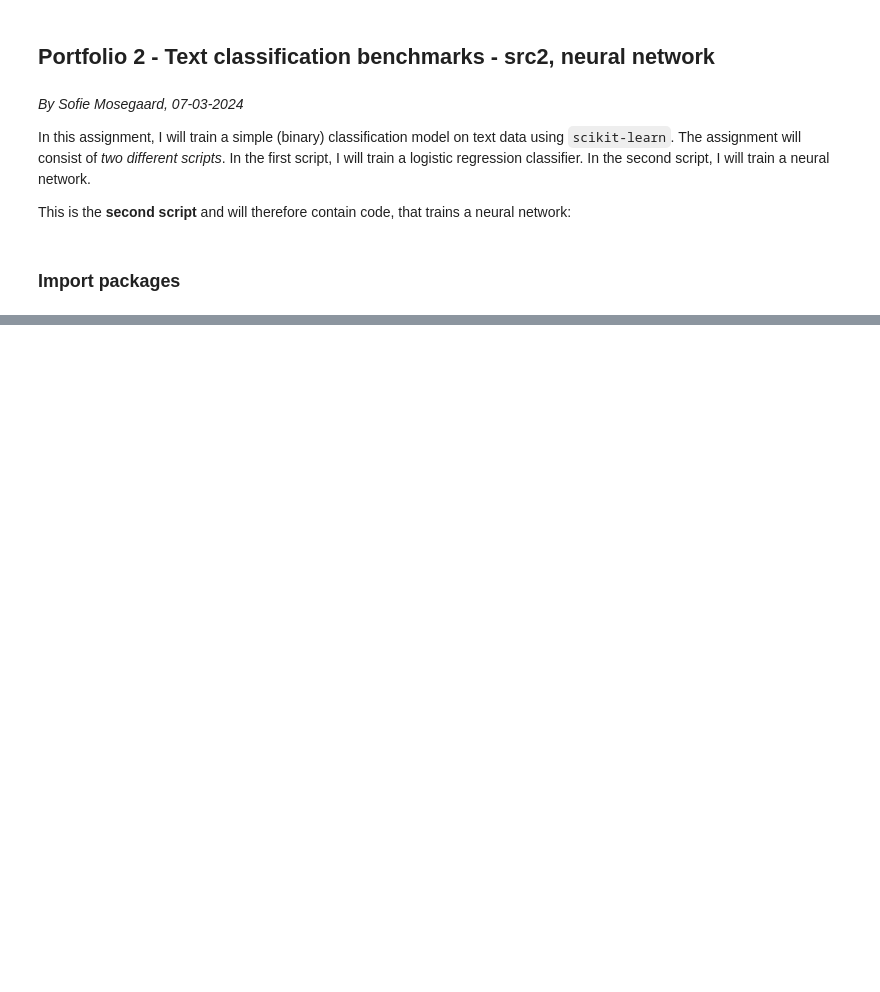
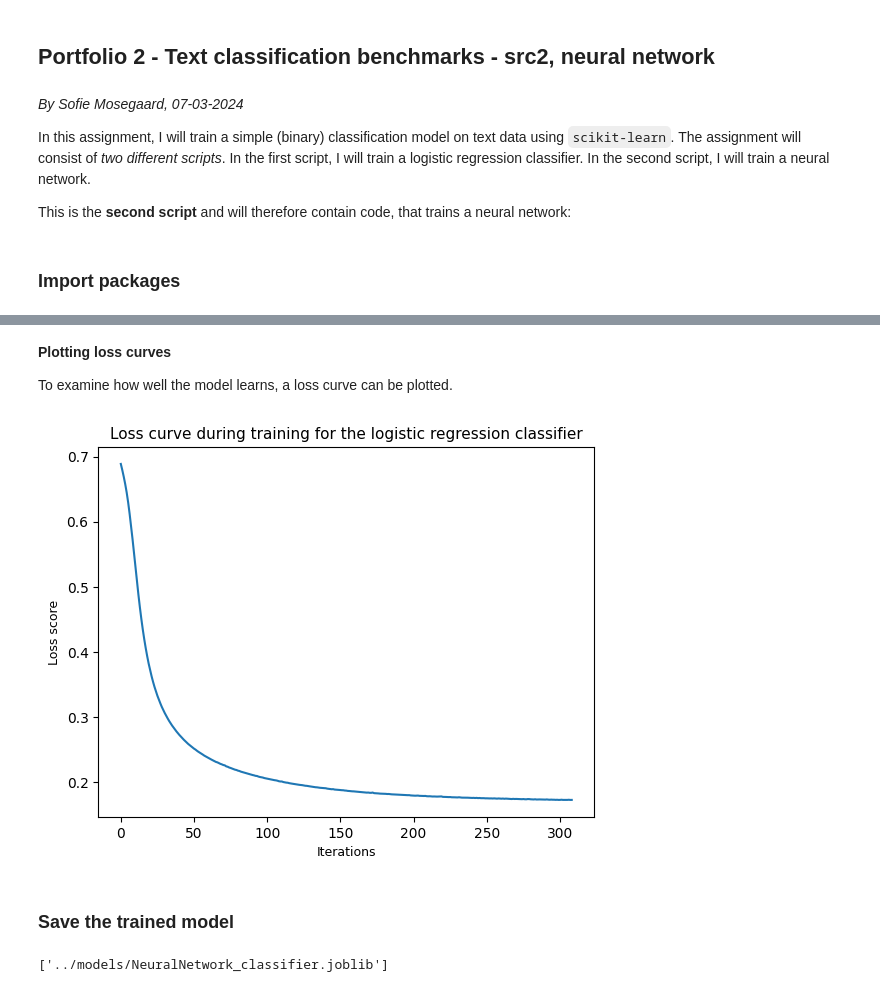
Before and after one commit to SMosegaard/cds-lang, a Jupyter notebook: assignments/assignment-2/src/assignment2_src2.ipynb, the cells around one changed output, grey strips where cells are left out. Saved outputs shown, nothing was run; the diff lists cells and outputs as text; code cells hidden in the pictures; blank space fills up the shorter version.

```diff
--- a/assignments/assignment-2/src/assignment2_src2.ipynb
+++ b/assignments/assignment-2/src/assignment2_src2.ipynb
@@ -34,0 +43,4 @@ from joblib import dump, load
+# %%
+# Create the data variables
+X = data["text"]
+y = data["label"]
@@ -34,0 +108,20 @@ from joblib import dump, load
+# %% [markdown]
+__Plotting loss curves__
+
+To examine how well the model learns, a loss curve can be plotted.
+# %%
+plt.plot(NN_classifier.loss_curve_)
+plt.title("Loss curve during training for the logistic regression classifier", fontsize = 11)
+plt.xlabel('Iterations', size = 9)
+plt.ylabel('Loss score', size = 9)
+plt.show()
+
+# It can be seen, that the model is learning well.
+# %% [output]
+[figure, added]
+# %% [markdown]
+### Save the trained model
+# %%
+dump(NN_classifier, "../models/NeuralNetwork_classifier.joblib")
+# %% [output]
+['../models/NeuralNetwork_classifier.joblib']
```
Also changed, not shown: parts of 17 cells of this notebook, 2 other files.
